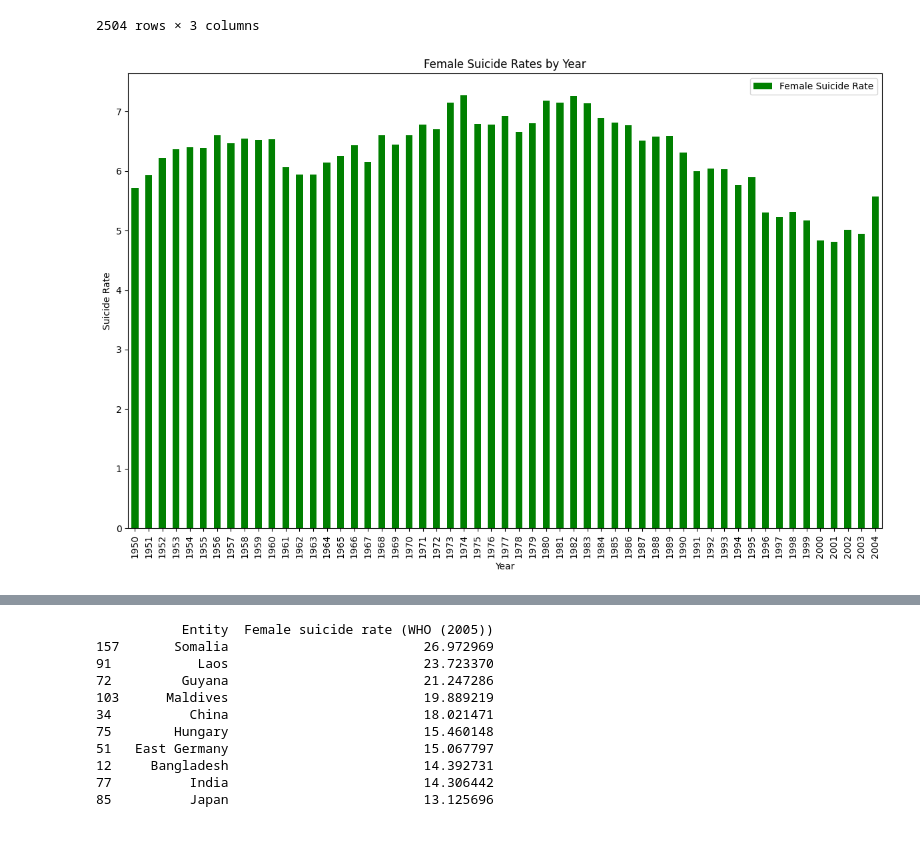
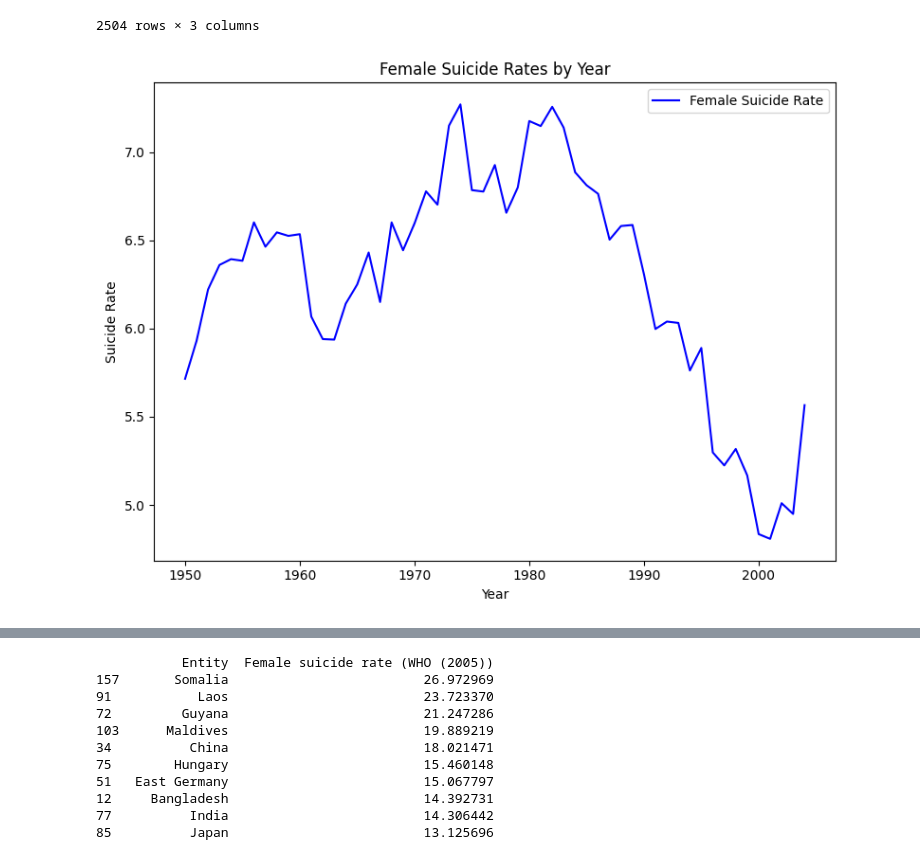
Before and after one commit to NazraJN/Suicide_rates, a Jupyter notebook: Suicide_rates.ipynb, the cells around one changed output, grey strips where cells are left out. Drawn from its saved outputs; the diff is of its cells as text; code cells hidden in the pictures.

```diff
--- a/Suicide_rates.ipynb
+++ b/Suicide_rates.ipynb
@@ -151,17 +152,17 @@ female_suicide_rates
 | 2503 | Zimbabwe | 2004 | 9.376059 |
 2504 rows × 3 columns
 # %%
-# Group data by year and calculate mean suicide rates
+# Group data by year and calculate mean female suicide rates
 mean_female_suicide_rates_by_year = female_suicide_rates.groupby('Year').mean()
 
 # Plotting
-plt.figure(figsize=(12, 8))
-mean_female_suicide_rates_by_year['Female suicide rate (WHO (2005))'].plot(kind='bar', color = 'green')
+plt.figure(figsize=(8, 6))
+mean_female_suicide_rates_by_year['Female suicide rate (WHO (2005))'].plot(kind='line', color = 'blue')
 plt.title('Female Suicide Rates by Year')
 plt.xlabel('Year')
 plt.ylabel('Suicide Rate')
 plt.legend(['Female Suicide Rate'])
 plt.tight_layout()
 plt.show()
 # %% [output]
-[figure, old version]
+[figure, new version]
```
Also changed, not shown: parts of 19 cells of this notebook.
